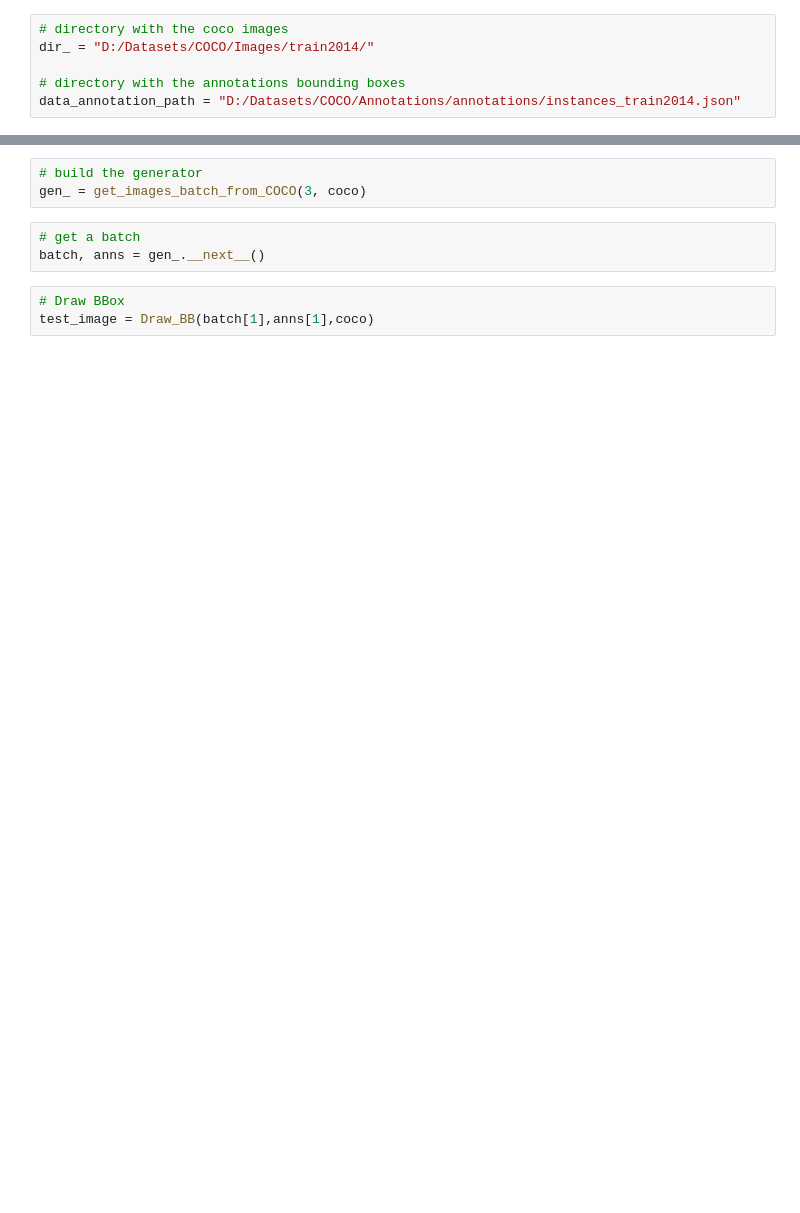
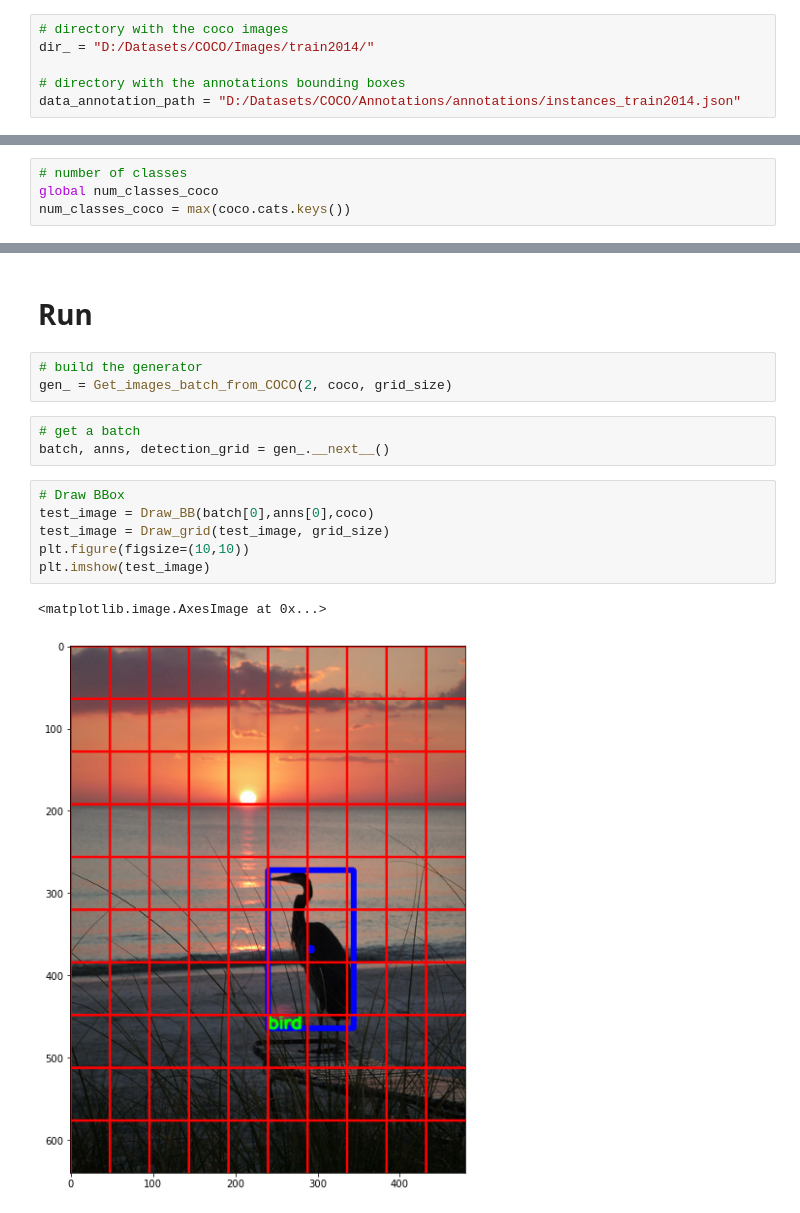
Before and after one commit to fra1993/YOLO-and-SSD, a Jupyter notebook: COCO_generator.ipynb, the cells around one changed output, grey strips where cells are left out. Saved outputs shown, nothing was run; the diff lists cells and outputs as text; blank space fills up the shorter version.

```diff
--- a/COCO_generator.ipynb
+++ b/COCO_generator.ipynb
@@ -22,2 +25,6 @@ Done (t=9.24s)
 creating index...
 index created!
+# %%
+# number of classes
+global num_classes_coco
+num_classes_coco = max(coco.cats.keys())
@@ -130,9 +261,17 @@ def Draw_BB(orig_image, image_datas, coco, fontscale=.7, bb_thickness=2):
+# %% [markdown]
+# Run
 # %%
 # build the generator
-gen_ = get_images_batch_from_COCO(3, coco)
+gen_ = Get_images_batch_from_COCO(2, coco, grid_size)
 # %%
 # get a batch
-batch, anns = gen_.__next__()
+batch, anns, detection_grid = gen_.__next__()
 # %%
 # Draw BBox
-test_image = Draw_BB(batch[1],anns[1],coco)
+test_image = Draw_BB(batch[0],anns[0],coco)
+test_image = Draw_grid(test_image, grid_size)
+plt.figure(figsize=(10,10))
+plt.imshow(test_image)
+# %% [output]
+<matplotlib.image.AxesImage at 0x...>
+[figure, added]
```
Also changed, not shown: parts of 9 cells of this notebook.
